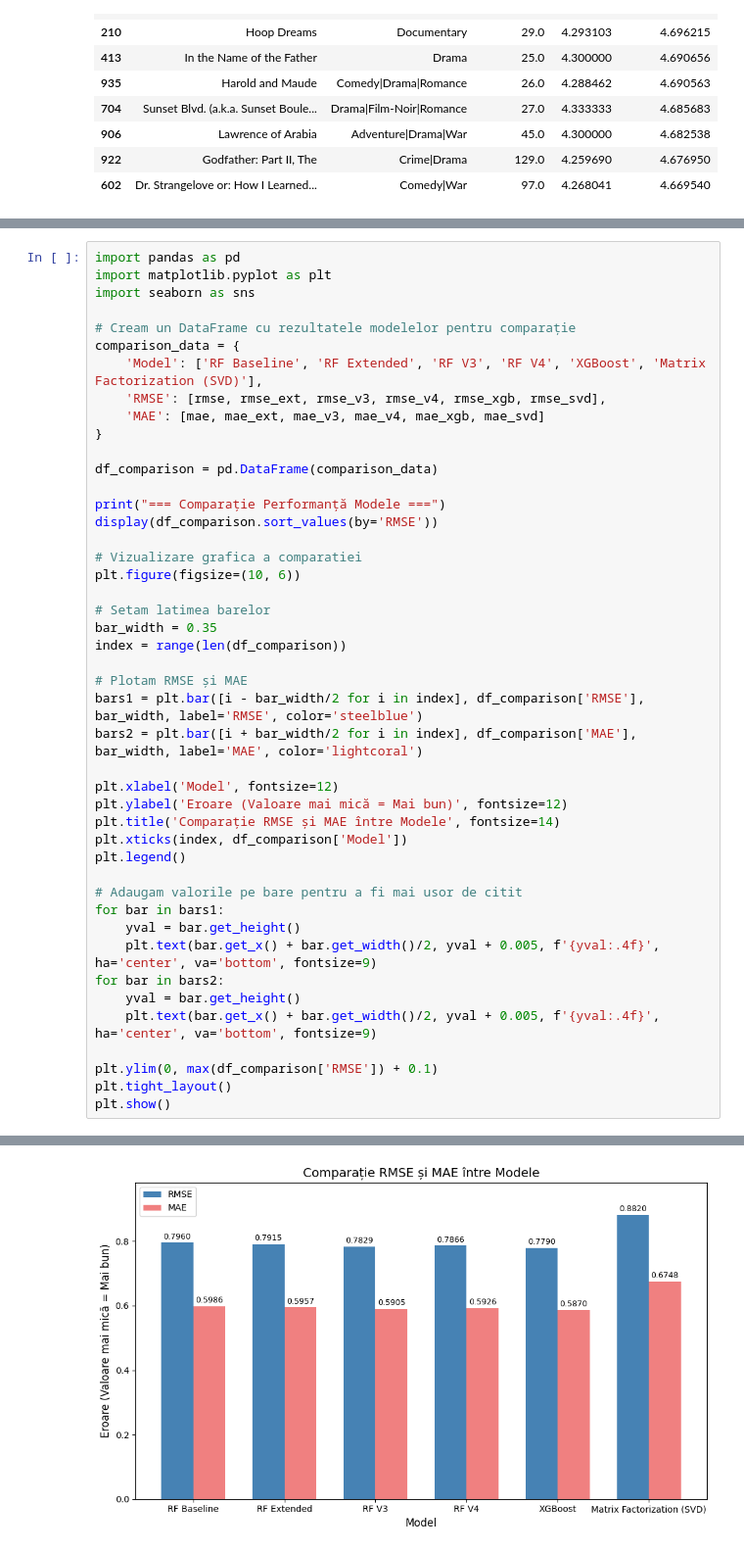
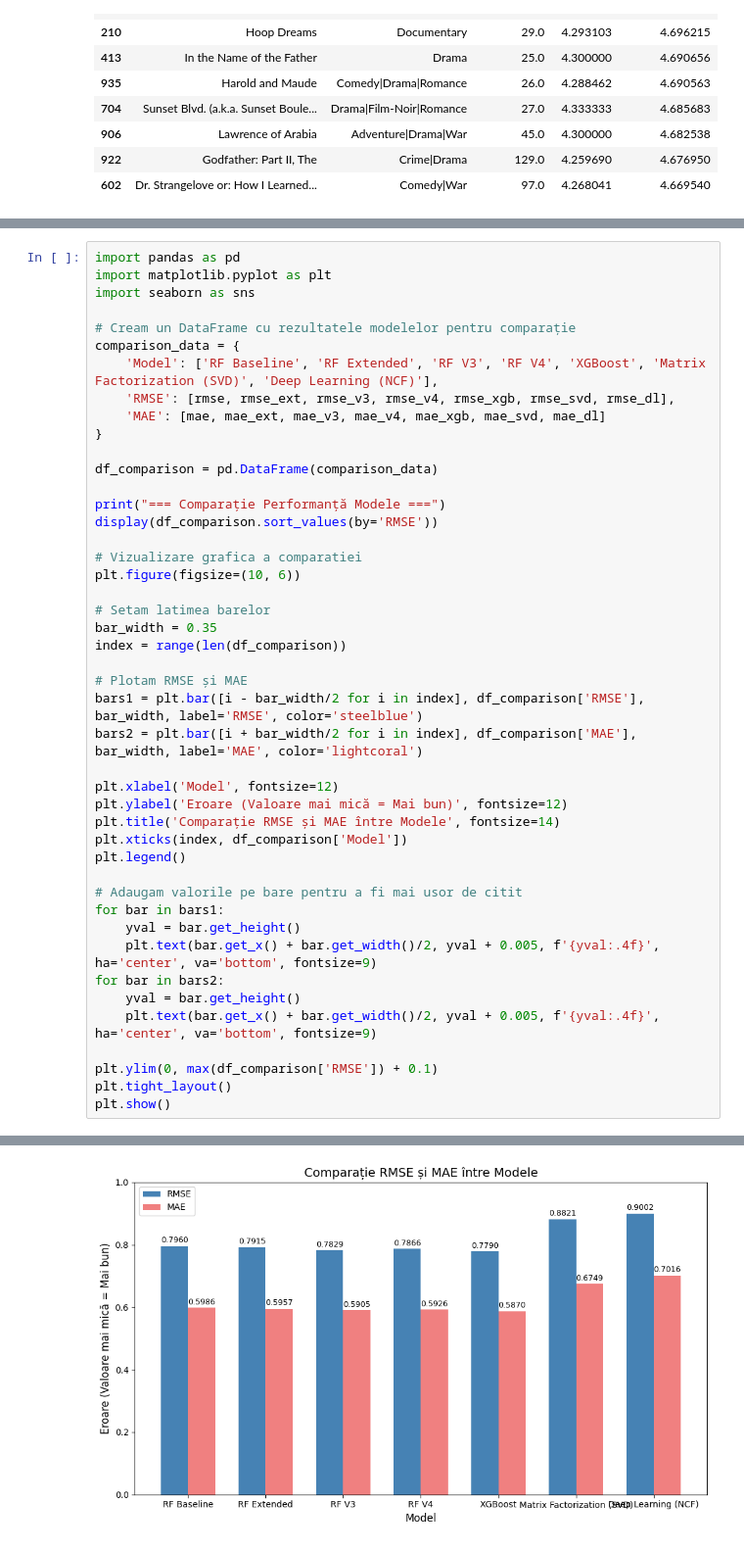
Before and after one commit to Alexandorel/ML-Product-Recommendation, a Jupyter notebook: src/python.ipynb, the cells around one changed output, grey strips where cells are left out. Shown at 98% size. Drawn from its saved outputs; the diff is of its cells as text.

Commit message:
Implementare Deep Learning -> RMSE: 0.9002, MAE: 0.7016 + comparatie modele

```diff
--- a/src/python.ipynb
+++ b/src/python.ipynb
@@ -1579,9 +1708,9 @@ import seaborn as sns
 
 # Cream un DataFrame cu rezultatele modelelor pentru comparație
 comparison_data = {
-    'Model': ['RF Baseline', 'RF Extended', 'RF V3', 'RF V4', 'XGBoost', 'Matrix Factorization (SVD)'],
-    'RMSE': [rmse, rmse_ext, rmse_v3, rmse_v4, rmse_xgb, rmse_svd],
-    'MAE': [mae, mae_ext, mae_v3, mae_v4, mae_xgb, mae_svd]
+    'Model': ['RF Baseline', 'RF Extended', 'RF V3', 'RF V4', 'XGBoost', 'Matrix Factorization (SVD)', 'Deep Learning (NCF)'],
+    'RMSE': [rmse, rmse_ext, rmse_v3, rmse_v4, rmse_xgb, rmse_svd, rmse_dl],
+    'MAE': [mae, mae_ext, mae_v3, mae_v4, mae_xgb, mae_svd, mae_dl]
 }
 
 df_comparison = pd.DataFrame(comparison_data)
@@ -1629 +1759 @@ plt.show()
-[figure, old version]
+[figure, new version]
```
Also changed, not shown: parts of 6 cells of this notebook.
